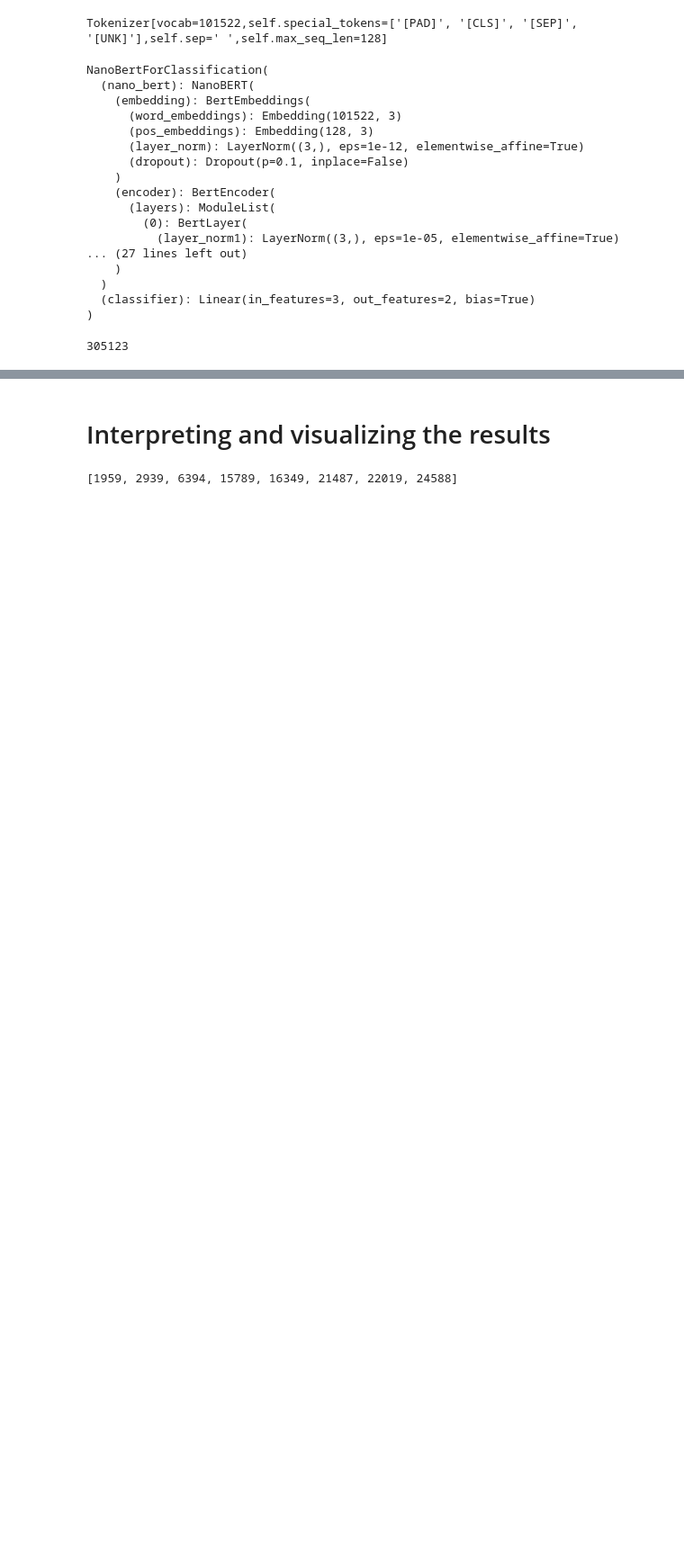
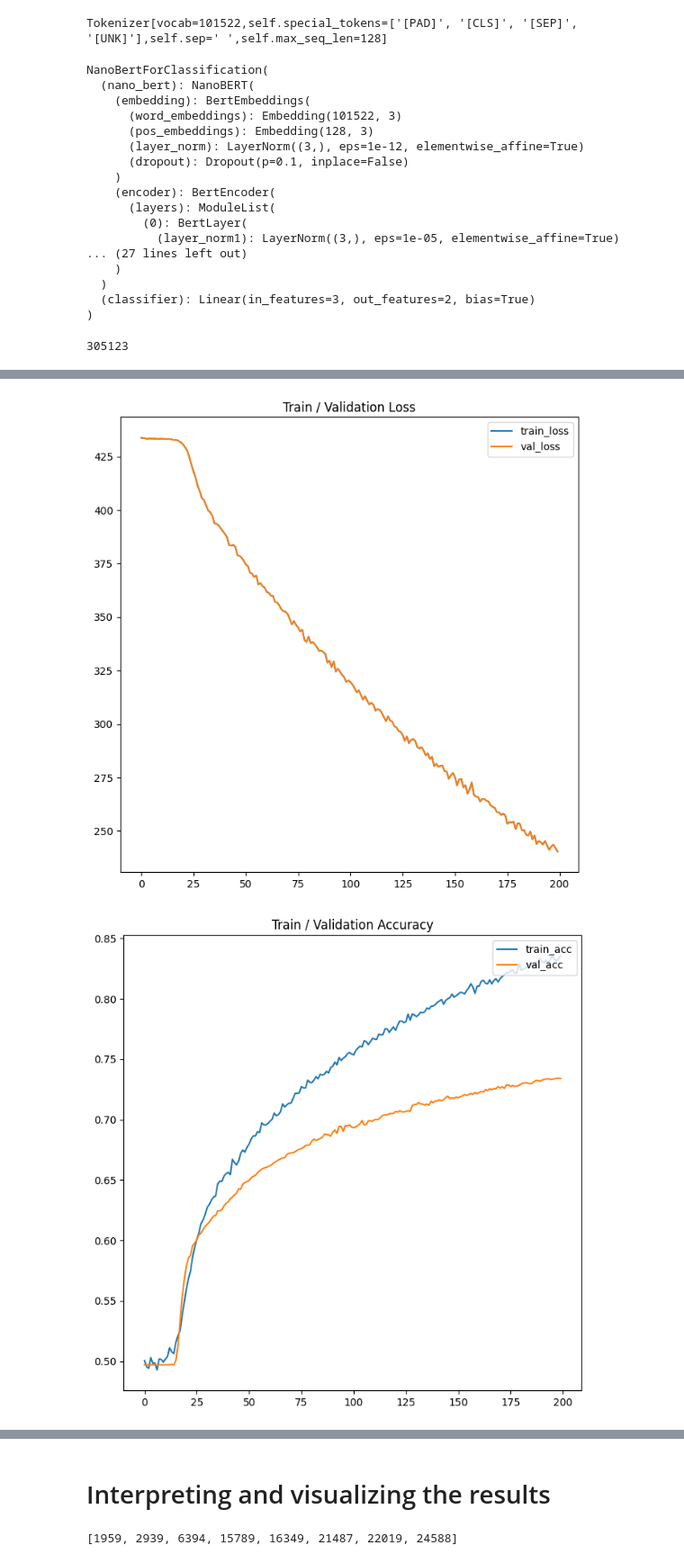
Before and after one commit to StepanTita/nano-BERT, a Jupyter notebook: imdb_demo.ipynb, the cells around one changed output, grey strips where cells are left out. Shown at 90% size. Drawn from its saved outputs; the diff is of its cells as text; code cells hidden in the pictures; blank space fills up the shorter version.

```diff
--- a/imdb_demo.ipynb
+++ b/imdb_demo.ipynb
@@ -301,0 +318,46 @@ Epoch: 12
+# %%
+def plot_results(history, do_val=True):
+    fig, ax = plt.subplots(figsize=(8, 8))
+
+    x = list(range(0, len(history['train_losses'])))
+
+    # loss
+
+    ax.plot(x, history['train_losses'], label='train_loss')
+
+    if do_val:
+        ax.plot(x, history['val_losses'], label='val_loss')
+
+    plt.title('Train / Validation Loss')
+    plt.legend(loc='upper right')
+
+    # accuracy
+
+    fig, ax = plt.subplots(figsize=(8, 8))
+
+    ax.plot(x, history['train_acc'], label='train_acc')
+
+    if do_val:
+        ax.plot(x, history['val_acc'], label='val_acc')
+
+    plt.title('Train / Validation Accuracy')
+    plt.legend(loc='upper right')
+
+    # f1-score
+
+    fig, ax = plt.subplots(figsize=(8, 8))
+
+    ax.plot(x, history['train_f1'], label='train_f1')
+
+    if do_val:
+        ax.plot(x, history['val_f1'], label='val_f1')
+
+    plt.title('Train / Validation F1')
+    plt.legend(loc='upper right')
+
+    fig.show()
+# %%
+plot_results(history)
+# %% [output]
+[figure, added]
+[figure, added]
```
Also changed, not shown: parts of 7 cells of this notebook.
